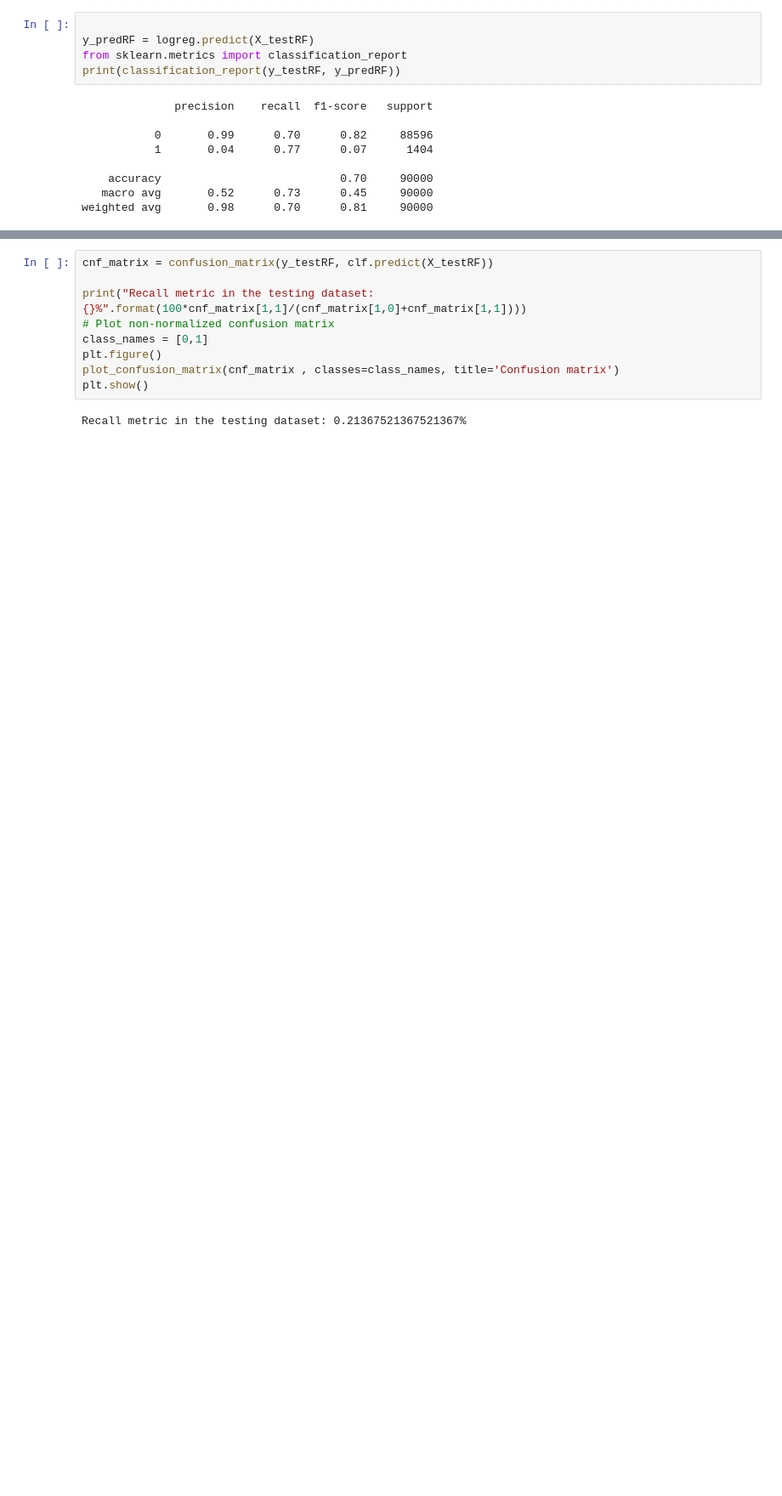
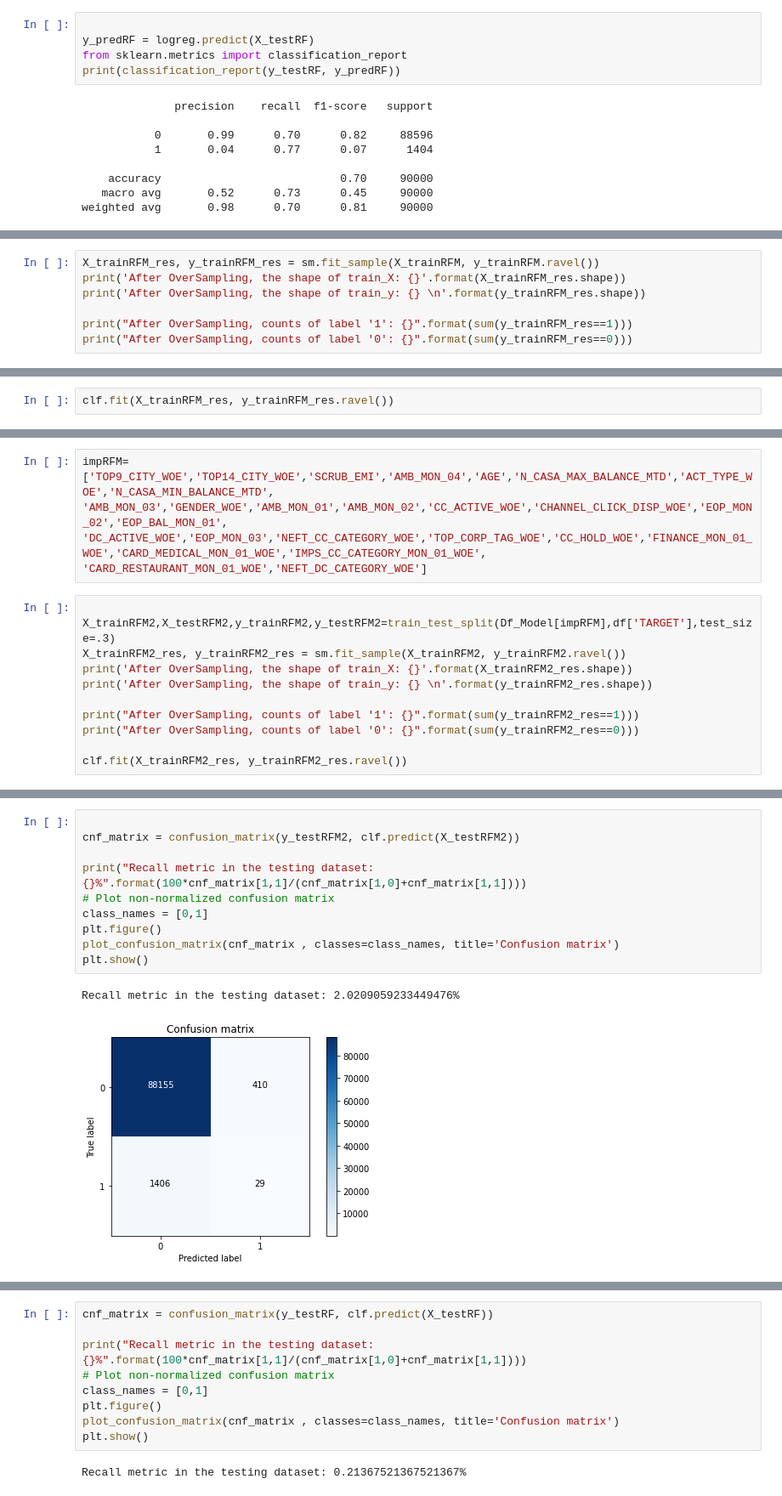
Before and after one commit to paramjeetsharma/Machine_Learning, a Jupyter notebook: Credit_Upselling_CC_Data.ipynb, the cells around one changed output, grey strips where cells are left out. Shown at 85% size. Drawn from its saved outputs; the diff is of its cells as text; blank space fills up the shorter version.

```diff
--- a/Credit_Upselling_CC_Data.ipynb
+++ b/Credit_Upselling_CC_Data.ipynb
@@ -472,0 +525,7 @@ weighted avg       0.98      0.70      0.81     90000
+# %%
+X_trainRFM_res, y_trainRFM_res = sm.fit_sample(X_trainRFM, y_trainRFM.ravel())
+print('After OverSampling, the shape of train_X: {}'.format(X_trainRFM_res.shape))
+print('After OverSampling, the shape of train_y: {} \n'.format(y_trainRFM_res.shape))
+
+print("After OverSampling, counts of label '1': {}".format(sum(y_trainRFM_res==1)))
+print("After OverSampling, counts of label '0': {}".format(sum(y_trainRFM_res==0)))
@@ -472,0 +538,2 @@ weighted avg       0.98      0.70      0.81     90000
+# %%
+clf.fit(X_trainRFM_res, y_trainRFM_res.ravel())
@@ -472,0 +570,16 @@ weighted avg       0.98      0.70      0.81     90000
+# %%
+impRFM=['TOP9_CITY_WOE','TOP14_CITY_WOE','SCRUB_EMI','AMB_MON_04','AGE','N_CASA_MAX_BALANCE_MTD','ACT_TYPE_WOE','N_CASA_MIN_BALANCE_MTD',
+'AMB_MON_03','GENDER_WOE','AMB_MON_01','AMB_MON_02','CC_ACTIVE_WOE','CHANNEL_CLICK_DISP_WOE','EOP_MON_02','EOP_BAL_MON_01',
+'DC_ACTIVE_WOE','EOP_MON_03','NEFT_CC_CATEGORY_WOE','TOP_CORP_TAG_WOE','CC_HOLD_WOE','FINANCE_MON_01_WOE','CARD_MEDICAL_MON_01_WOE','IMPS_CC_CATEGORY_MON_01_WOE',
+'CARD_RESTAURANT_MON_01_WOE','NEFT_DC_CATEGORY_WOE']
+# %%
+
+X_trainRFM2,X_testRFM2,y_trainRFM2,y_testRFM2=train_test_split(Df_Model[impRFM],df['TARGET'],test_size=.3)
+X_trainRFM2_res, y_trainRFM2_res = sm.fit_sample(X_trainRFM2, y_trainRFM2.ravel())
+print('After OverSampling, the shape of train_X: {}'.format(X_trainRFM2_res.shape))
+print('After OverSampling, the shape of train_y: {} \n'.format(y_trainRFM2_res.shape))
+
+print("After OverSampling, counts of label '1': {}".format(sum(y_trainRFM2_res==1)))
+print("After OverSampling, counts of label '0': {}".format(sum(y_trainRFM2_res==0)))
+
+clf.fit(X_trainRFM2_res, y_trainRFM2_res.ravel())
@@ -472,0 +607,13 @@ weighted avg       0.98      0.70      0.81     90000
+# %%
+
+cnf_matrix = confusion_matrix(y_testRFM2, clf.predict(X_testRFM2))
+
+print("Recall metric in the testing dataset: {}%".format(100*cnf_matrix[1,1]/(cnf_matrix[1,0]+cnf_matrix[1,1])))
+# Plot non-normalized confusion matrix
+class_names = [0,1]
+plt.figure()
+plot_confusion_matrix(cnf_matrix , classes=class_names, title='Confusion matrix')
+plt.show()
+# %% [output]
+Recall metric in the testing dataset: 2.0209059233449476%
+[figure, added]
```
Also changed, not shown: parts of 15 cells of this notebook.
